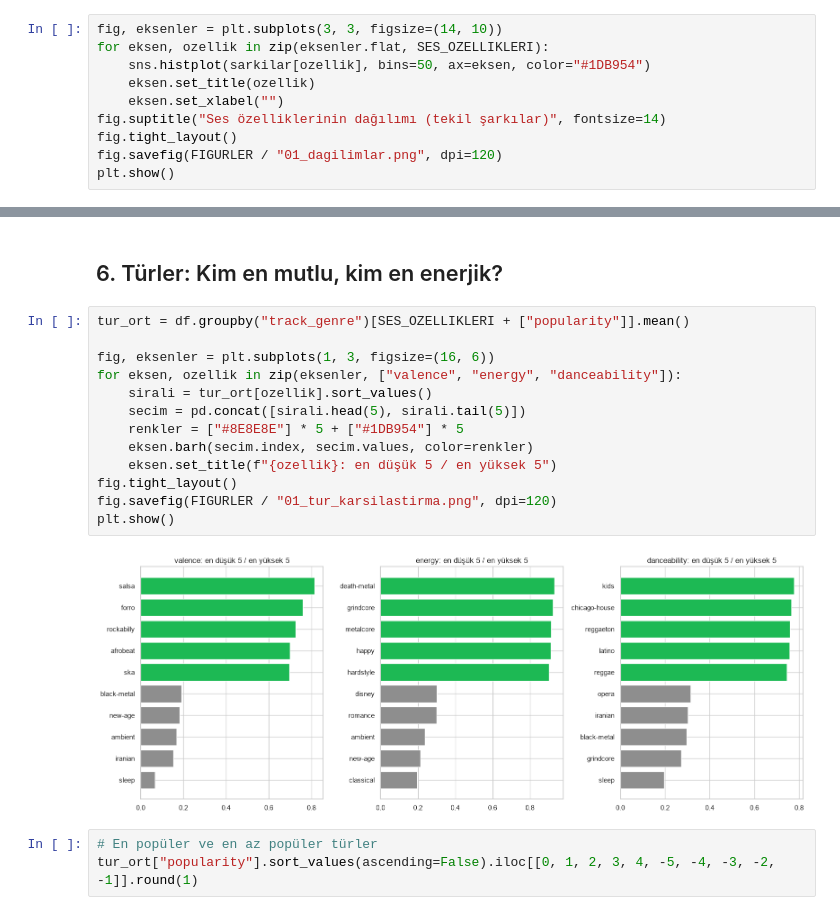
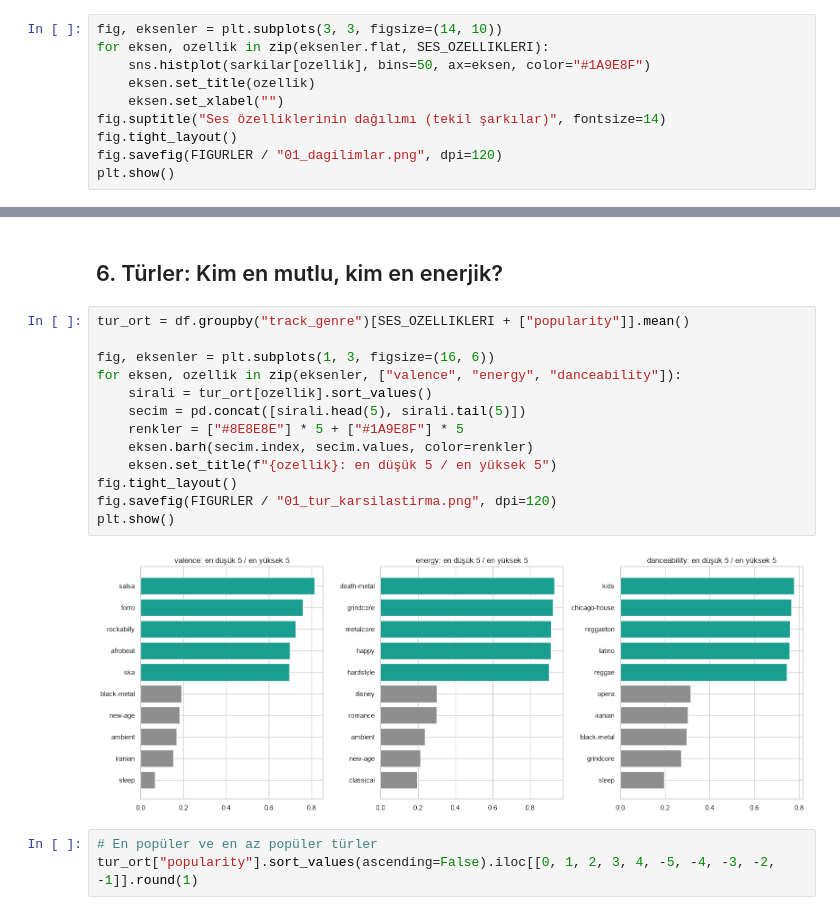
Before and after one commit to AtakanTugrul/spotify-veri-madenciligi, a Jupyter notebook: notebooks/01_kesif.ipynb, the cells around one changed output, grey strips where cells are left out. Saved outputs shown, nothing was run; the diff lists cells and outputs as text.

```diff
--- a/notebooks/01_kesif.ipynb
+++ b/notebooks/01_kesif.ipynb
@@ -173,7 +173,7 @@ Tekil şarkı:            89,578 şarkı
 # %%
 fig, eksenler = plt.subplots(3, 3, figsize=(14, 10))
 for eksen, ozellik in zip(eksenler.flat, SES_OZELLIKLERI):
-    sns.histplot(sarkilar[ozellik], bins=50, ax=eksen, color="#1DB954")
+    sns.histplot(sarkilar[ozellik], bins=50, ax=eksen, color="#1A9E8F")
     eksen.set_title(ozellik)
     eksen.set_xlabel("")
 fig.suptitle("Ses özelliklerinin dağılımı (tekil şarkılar)", fontsize=14)
@@ -236,18 +236,18 @@ Name: popularity, dtype: float64
 # %%
 tur_ort = df.groupby("track_genre")[SES_OZELLIKLERI + ["popularity"]].mean()
 
 fig, eksenler = plt.subplots(1, 3, figsize=(16, 6))
 for eksen, ozellik in zip(eksenler, ["valence", "energy", "danceability"]):
     sirali = tur_ort[ozellik].sort_values()
     secim = pd.concat([sirali.head(5), sirali.tail(5)])
-    renkler = ["#8E8E8E"] * 5 + ["#1DB954"] * 5
+    renkler = ["#8E8E8E"] * 5 + ["#1A9E8F"] * 5
     eksen.barh(secim.index, secim.values, color=renkler)
     eksen.set_title(f"{ozellik}: en düşük 5 / en yüksek 5")
 fig.tight_layout()
 fig.savefig(FIGURLER / "01_tur_karsilastirma.png", dpi=120)
 plt.show()
 # %% [output]
-[figure, old version]
+[figure, new version]
 # %%
 # En popüler ve en az popüler türler
 tur_ort["popularity"].sort_values(ascending=False).iloc[[0, 1, 2, 3, 4, -5, -4, -3, -2, -1]].round(1)
```
Also changed, not shown: parts of 3 cells of this notebook, 17 other files.
